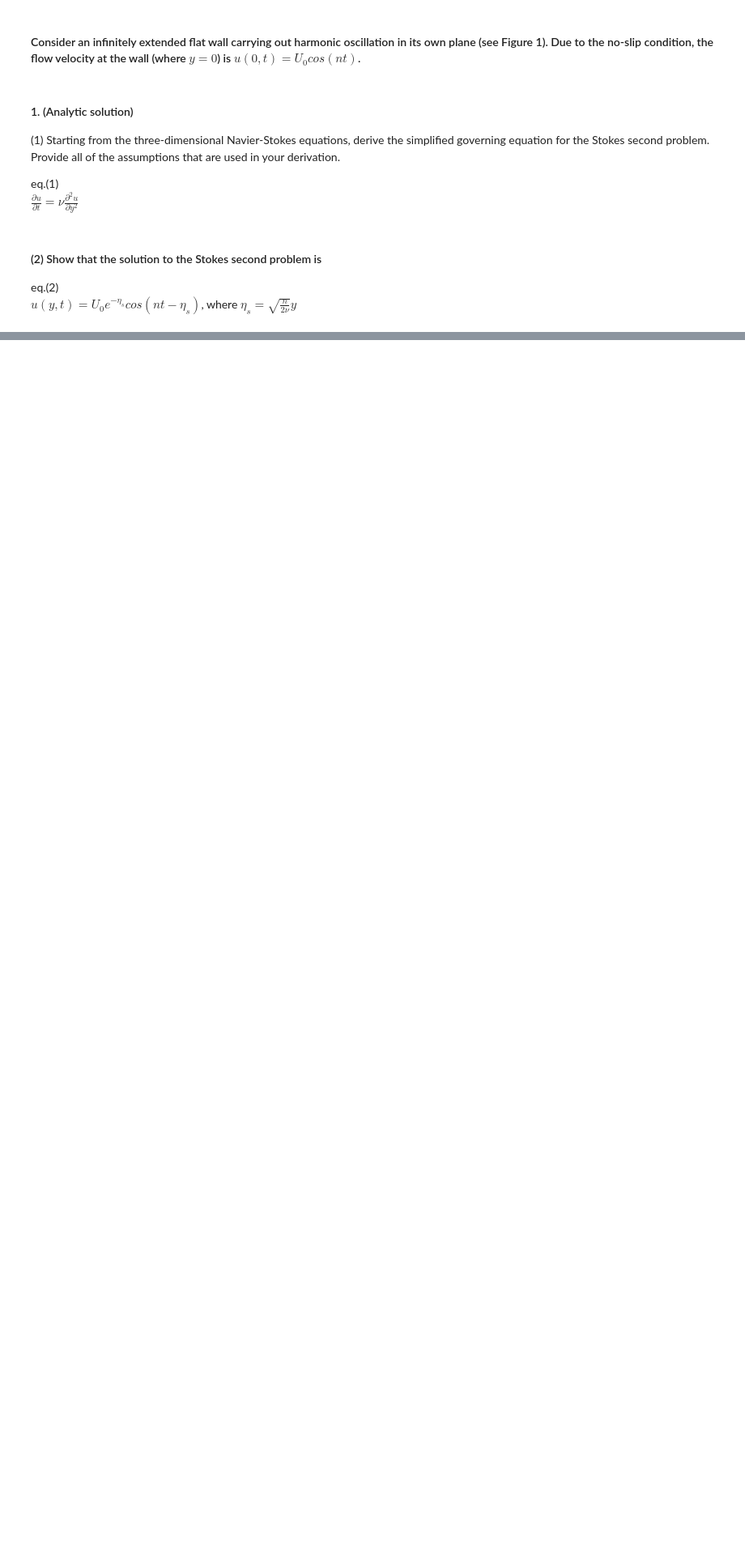
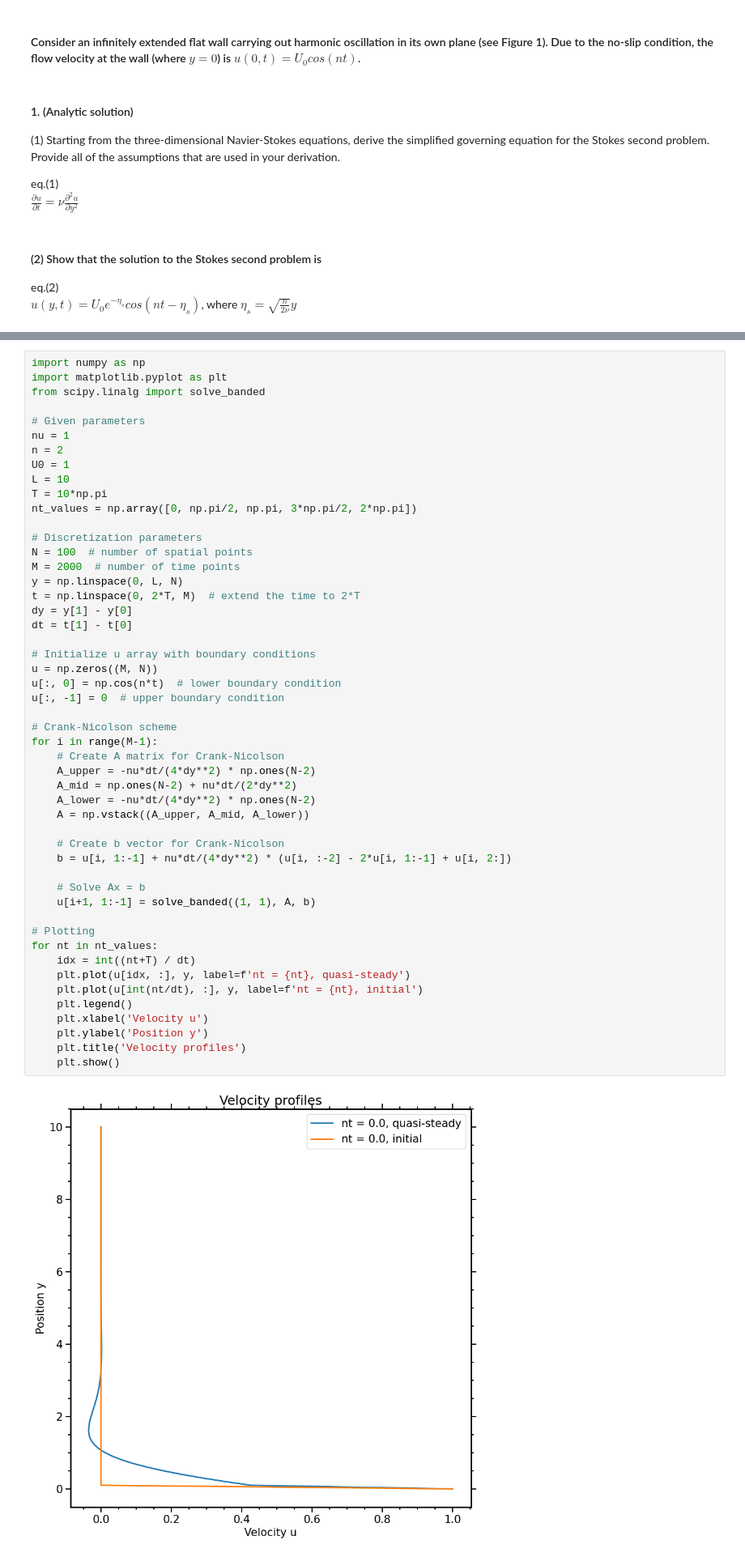
Before and after one commit to boyeon-kim/23-01-CSE5004, a Jupyter notebook: HW6/Python_HW6_boyeonK.ipynb, the cells around one changed output, grey strips where cells are left out. Shown: that part at 81% size. Cells and saved outputs as stored; diff of their text form; blank space fills up the shorter version.

```diff
--- a/HW6/Python_HW6_boyeonK.ipynb
+++ b/HW6/Python_HW6_boyeonK.ipynb
@@ -41,0 +89,52 @@ $u(y, t) = U_0 e^{-{\eta}_s} cos(nt - \eta_s)$, where  $\eta_s = \sqrt{\frac{n}{
+# %%
+import numpy as np
+import matplotlib.pyplot as plt
+from scipy.linalg import solve_banded
+
+# Given parameters
+nu = 1
+n = 2
+U0 = 1
+L = 10
+T = 10*np.pi
+nt_values = np.array([0, np.pi/2, np.pi, 3*np.pi/2, 2*np.pi])
+
+# Discretization parameters
+N = 100  # number of spatial points
+M = 2000  # number of time points
+y = np.linspace(0, L, N)
+t = np.linspace(0, 2*T, M)  # extend the time to 2*T
+dy = y[1] - y[0]
+dt = t[1] - t[0]
+
+# Initialize u array with boundary conditions
+u = np.zeros((M, N))
+u[:, 0] = np.cos(n*t)  # lower boundary condition
+u[:, -1] = 0  # upper boundary condition
+
+# Crank-Nicolson scheme
+for i in range(M-1):
+    # Create A matrix for Crank-Nicolson
+    A_upper = -nu*dt/(4*dy**2) * np.ones(N-2)
+    A_mid = np.ones(N-2) + nu*dt/(2*dy**2)
+    A_lower = -nu*dt/(4*dy**2) * np.ones(N-2)
+    A = np.vstack((A_upper, A_mid, A_lower))
+
+    # Create b vector for Crank-Nicolson
+    b = u[i, 1:-1] + nu*dt/(4*dy**2) * (u[i, :-2] - 2*u[i, 1:-1] + u[i, 2:])
+
+    # Solve Ax = b
+    u[i+1, 1:-1] = solve_banded((1, 1), A, b)
+
+# Plotting
+for nt in nt_values:
+    idx = int((nt+T) / dt)
+    plt.plot(u[idx, :], y, label=f'nt = {nt}, quasi-steady')
+    plt.plot(u[int(nt/dt), :], y, label=f'nt = {nt}, initial')
+    plt.legend()
+    plt.xlabel('Velocity u')
+    plt.ylabel('Position y')
+    plt.title('Velocity profiles')
+    plt.show()
+# %% [output]
+[figure, added]
```
Also changed, not shown: parts of 4 cells of this notebook.
